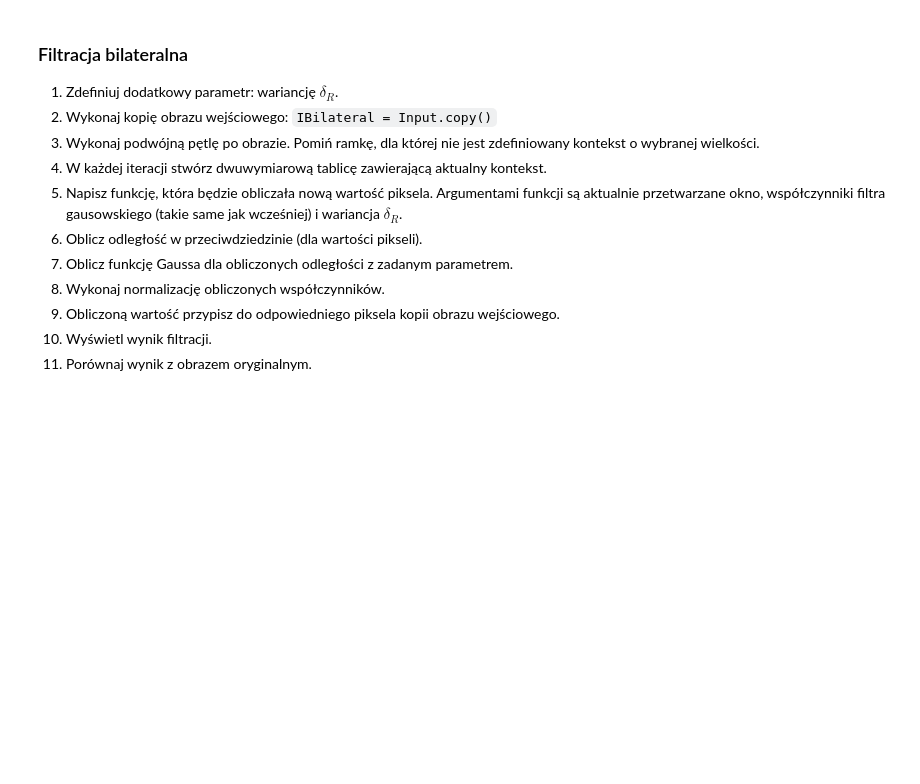
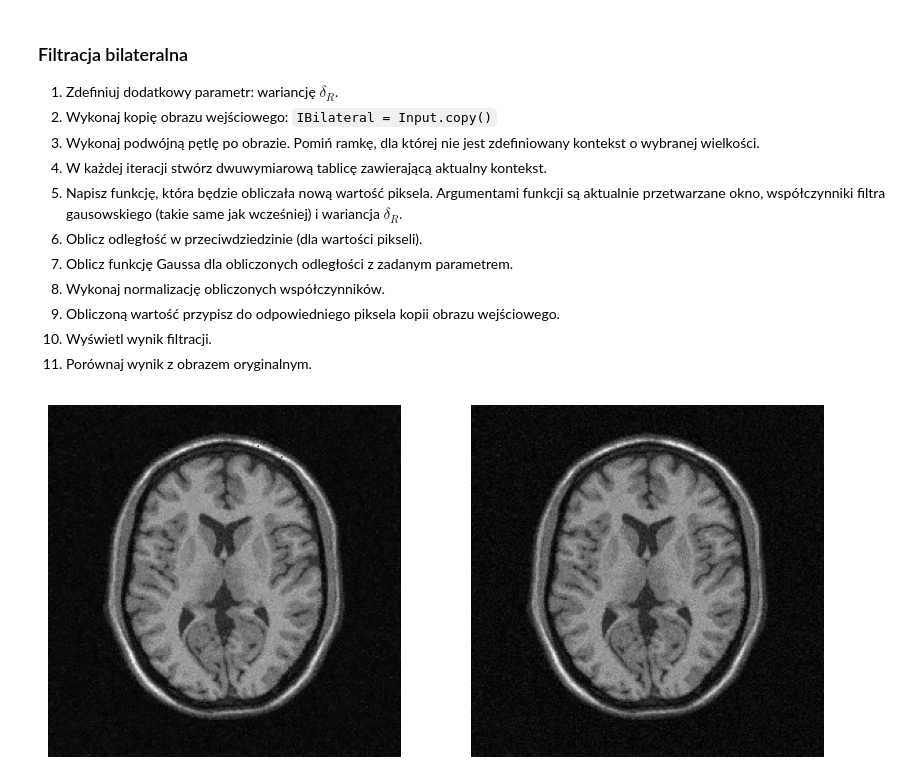
Before and after one commit to michal200292/Digital-Image-Processing, a Jupyter notebook: lab10/07_bilateral.ipynb, the cells around one changed output. Saved outputs shown, nothing was run; the diff lists cells and outputs as text; code cells hidden in the pictures; blank space fills up the shorter version.

```diff
--- a/lab10/07_bilateral.ipynb
+++ b/lab10/07_bilateral.ipynb
@@ -163,3 +172,33 @@ Argumentami funkcji są aktualnie przetwarzane okno, współczynniki filtra gaus
 10. Obliczoną wartość przypisz do odpowiedniego piksela kopii obrazu wejściowego.
 11. Wyświetl wynik filtracji.
 12. Porównaj wynik z obrazem oryginalnym.
+# %%
+def calculate_pixel_value(window, w_size, kernel, image_diff):
+    mid = w_size // 2
+    for i, j in product(range(w_size), range(w_size)):
+        kernel[i, j] *= image_diff(np.abs(window[i, j] - window[mid, mid]))
+
+    kernel /= np.sum(kernel)
+    return np.sum(kernel*window)
+
+
+def bilateral(image, w_size=5, sigma=2.5, sigma_R=5):
+    if w_size % 2 == 0:
+        raise ValueError("Kernel should have odd length dimensions")
+
+    image_copy = image.astype(np.float32)
+
+    gaussian_kernel = create_gauss_kernel(w_size, sigma)
+    image_diff = lambda x: np.exp(-x**2 / (2*sigma_R**2))
+    mid = w_size // 2
+    m, n = image.shape
+    for i in range(mid, m - mid):
+        for j in range(mid, n - mid):
+            window = image[i-mid:i+mid + 1, j-mid:j+mid + 1].astype(np.float32)
+            image_copy[i, j] = calculate_pixel_value(window, w_size, gaussian_kernel.copy(), image_diff)
+
+    display(image_copy.astype(np.uint8), image)
+# %%
+bilateral(mat['I_noisy1'], sigma_R=5)
+# %% [output]
+[figure, added]
```
Also changed, not shown: parts of 7 cells of this notebook.
